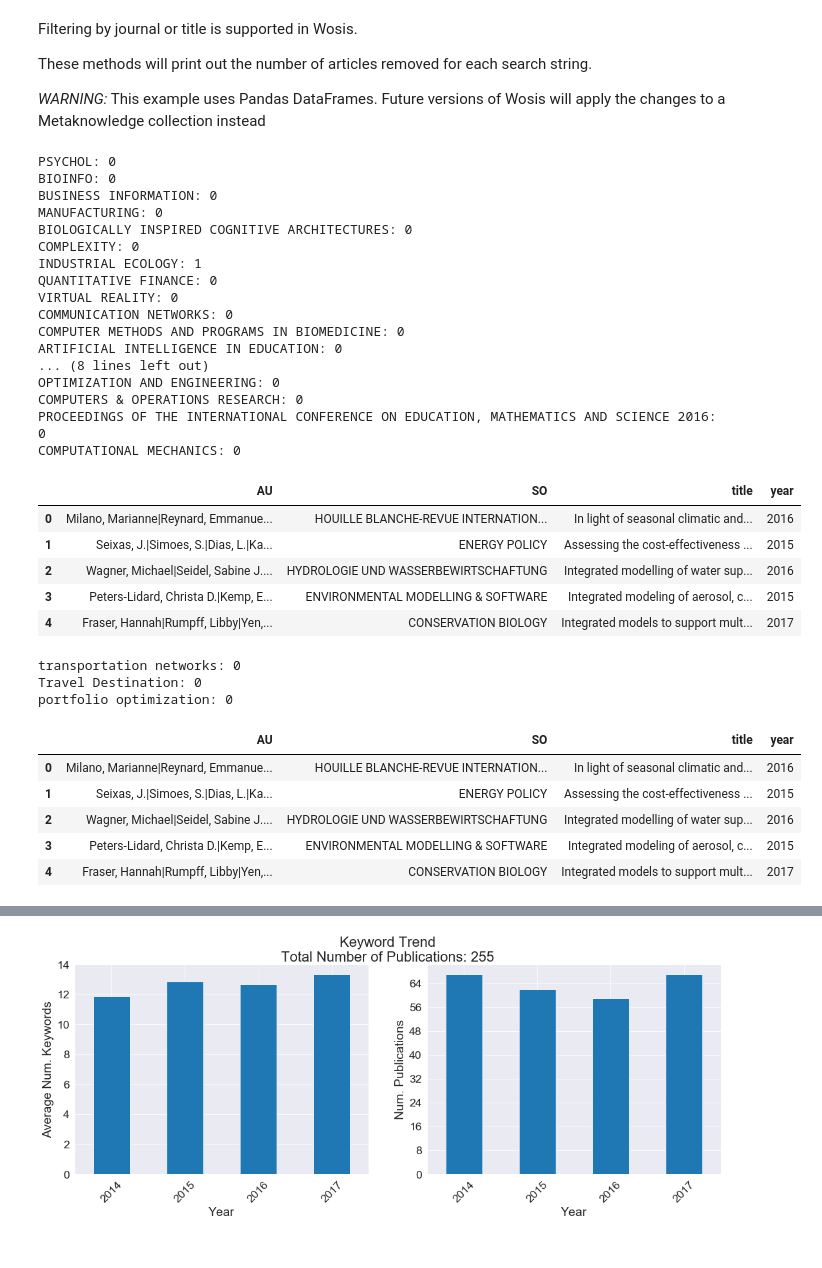
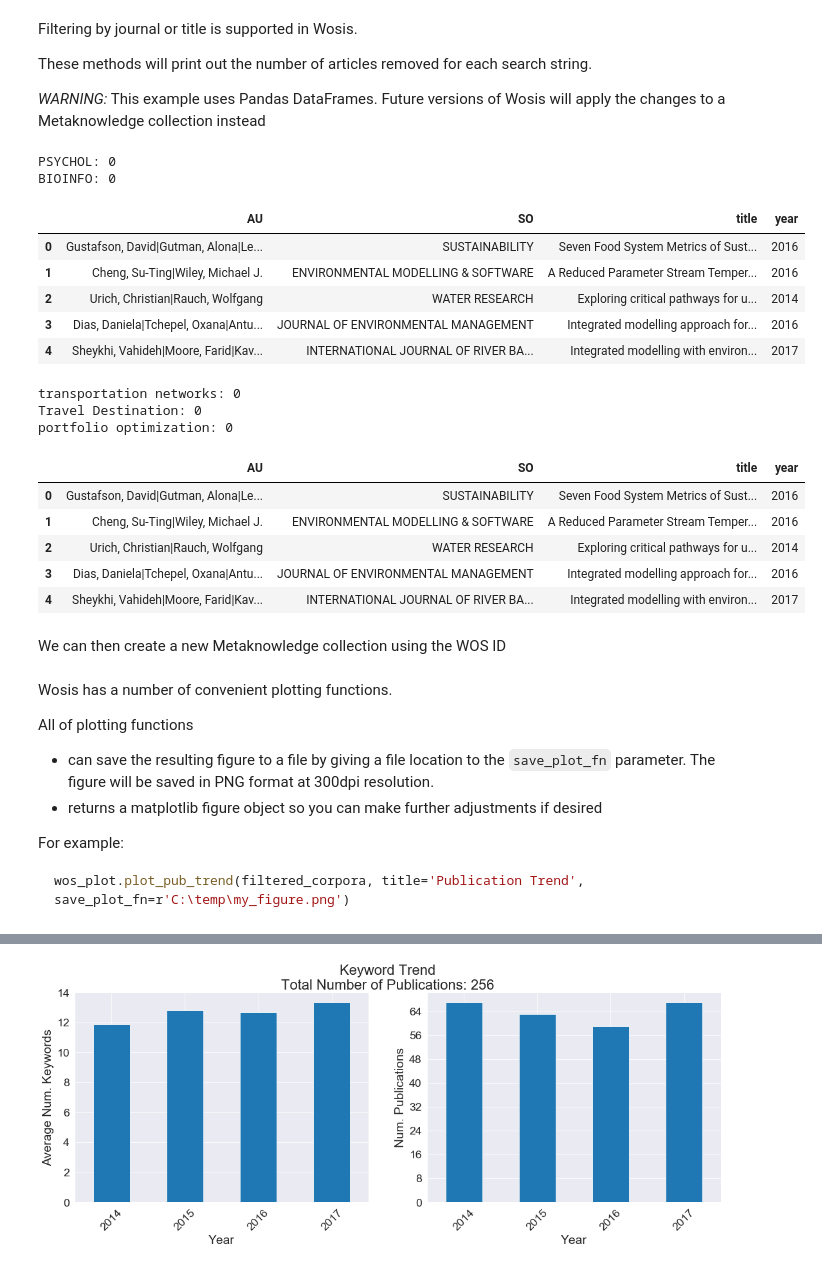
Before and after one commit to ConnectedSystems/wosis, a Jupyter notebook: tutorial/Wosis Quick Tutorial.ipynb, the cells around one changed output, grey strips where cells are left out. Saved outputs shown, nothing was run; the diff lists cells and outputs as text; code cells hidden in the pictures.

````diff
--- a/tutorial/Wosis Quick Tutorial.ipynb
+++ b/tutorial/Wosis Quick Tutorial.ipynb
@@ -208,49 +212,24 @@ These methods will print out the number of articles removed for each search stri
 # %%
 from wosis.analysis import remove_by_journals, remove_by_title
 
 # List of unrelated Journals - will be matched by partial string
-unrelated_jo = ['PSYCHOL', 'BIOINFO', 'BUSINESS INFORMATION', 'MANUFACTURING',
-                'BIOLOGICALLY INSPIRED COGNITIVE ARCHITECTURES', 'COMPLEXITY', 'INDUSTRIAL ECOLOGY',
-                'QUANTITATIVE FINANCE', 'VIRTUAL REALITY', 'COMMUNICATION NETWORKS', 'COMPUTER METHODS AND PROGRAMS IN BIOMEDICINE',
-                'ARTIFICIAL INTELLIGENCE IN EDUCATION', 'INSURANCE MATHEMATICS & ECONOMICS', 'ASTIN BULLETIN',
-                'COMMUNICATION TECHNOLOGY', 'COMPUTERS & STRUCTURES', 'CHEMOSPHERE', 'VISUAL COMPUTING',
-                'INTERNATIONAL CONFERENCE ON COMPUTER SCIENCE AND APPLICATIONS', 'WASTE MANAGEMENT', 'OPTIMIZATION AND ENGINEERING',
-                'COMPUTERS & OPERATIONS RESEARCH',
-                'PROCEEDINGS OF THE INTERNATIONAL CONFERENCE ON EDUCATION, MATHEMATICS AND SCIENCE 2016',
-                'COMPUTATIONAL MECHANICS',
-
-               ]
+unrelated_jo = ['PSYCHOL', 'BIOINFO']
 
 # Think of the parameter order like "with this dataset, remove these unrelated journals"
 corpora_df = remove_by_journals(corpora_df, unrelated_jo)
 
 # Hiding keywords and abstract for tutorial (WoS-owned IP)
 hide_columns = ['DE', 'abstract', 'keywords', 'DOI', 'id', 'kws']
 corpora_df.loc[:, ~corpora_df.columns.isin(hide_columns)].head()  # display first 5
 # %% [output]
 PSYCHOL: 0
 BIOINFO: 0
-BUSINESS INFORMATION: 0
-MANUFACTURING: 0
-BIOLOGICALLY INSPIRED COGNITIVE ARCHITECTURES: 0
-COMPLEXITY: 0
-INDUSTRIAL ECOLOGY: 1
-QUANTITATIVE FINANCE: 0
-VIRTUAL REALITY: 0
-COMMUNICATION NETWORKS: 0
-COMPUTER METHODS AND PROGRAMS IN BIOMEDICINE: 0
-ARTIFICIAL INTELLIGENCE IN EDUCATION: 0
-... (8 lines left out)
-OPTIMIZATION AND ENGINEERING: 0
-COMPUTERS & OPERATIONS RESEARCH: 0
-PROCEEDINGS OF THE INTERNATIONAL CONFERENCE ON EDUCATION, MATHEMATICS AND SCIENCE 2016: 0
-COMPUTATIONAL MECHANICS: 0
 |  | AU | SO | title | year |
-| 0 | Milano, Marianne|Reynard, Emmanue... | HOUILLE BLANCHE-REVUE INTERNATION... | In light of seasonal climatic and... | 2016 |
-| 1 | Seixas, J.|Simoes, S.|Dias, L.|Ka... | ENERGY POLICY | Assessing the cost-effectiveness ... | 2015 |
-| 2 | Wagner, Michael|Seidel, Sabine J.... | HYDROLOGIE UND WASSERBEWIRTSCHAFTUNG | Integrated modelling of water sup... | 2016 |
-| 3 | Peters-Lidard, Christa D.|Kemp, E... | ENVIRONMENTAL MODELLING & SOFTWARE | Integrated modeling of aerosol, c... | 2015 |
-| 4 | Fraser, Hannah|Rumpff, Libby|Yen,... | CONSERVATION BIOLOGY | Integrated models to support mult... | 2017 |
+| 0 | Gustafson, David|Gutman, Alona|Le... | SUSTAINABILITY | Seven Food System Metrics of Sust... | 2016 |
+| 1 | Cheng, Su-Ting|Wiley, Michael J. | ENVIRONMENTAL MODELLING & SOFTWARE | A Reduced Parameter Stream Temper... | 2016 |
+| 2 | Urich, Christian|Rauch, Wolfgang | WATER RESEARCH | Exploring critical pathways for u... | 2014 |
+| 3 | Dias, Daniela|Tchepel, Oxana|Antu... | JOURNAL OF ENVIRONMENTAL MANAGEMENT | Integrated modelling approach for... | 2016 |
+| 4 | Sheykhi, Vahideh|Moore, Farid|Kav... | INTERNATIONAL JOURNAL OF RIVER BA... | Integrated modelling with environ... | 2017 |
 # %%
 unrelated_TI = ['transportation networks', 'Travel Destination', 'portfolio optimization']
 
@@ -264,9 +243,11 @@ transportation networks: 0
 Travel Destination: 0
 portfolio optimization: 0
 |  | AU | SO | title | year |
-| 0 | Milano, Marianne|Reynard, Emmanue... | HOUILLE BLANCHE-REVUE INTERNATION... | In light of seasonal climatic and... | 2016 |
-| 1 | Seixas, J.|Simoes, S.|Dias, L.|Ka... | ENERGY POLICY | Assessing the cost-effectiveness ... | 2015 |
-| 2 | Wagner, Michael|Seidel, Sabine J.... | HYDROLOGIE UND WASSERBEWIRTSCHAFTUNG | Integrated modelling of water sup... | 2016 |
-| 3 | Peters-Lidard, Christa D.|Kemp, E... | ENVIRONMENTAL MODELLING & SOFTWARE | Integrated modeling of aerosol, c... | 2015 |
-| 4 | Fraser, Hannah|Rumpff, Libby|Yen,... | CONSERVATION BIOLOGY | Integrated models to support mult... | 2017 |
+| 0 | Gustafson, David|Gutman, Alona|Le... | SUSTAINABILITY | Seven Food System Metrics of Sust... | 2016 |
+| 1 | Cheng, Su-Ting|Wiley, Michael J. | ENVIRONMENTAL MODELLING & SOFTWARE | A Reduced Parameter Stream Temper... | 2016 |
+| 2 | Urich, Christian|Rauch, Wolfgang | WATER RESEARCH | Exploring critical pathways for u... | 2014 |
+| 3 | Dias, Daniela|Tchepel, Oxana|Antu... | JOURNAL OF ENVIRONMENTAL MANAGEMENT | Integrated modelling approach for... | 2016 |
+| 4 | Sheykhi, Vahideh|Moore, Farid|Kav... | INTERNATIONAL JOURNAL OF RIVER BA... | Integrated modelling with environ... | 2017 |
+# %% [markdown]
+We can then create a new Metaknowledge collection using the WOS ID
 # %%
@@ -274 +254,14 @@ portfolio optimization: 0
 filtered_corpora = wosis.extract_recs(corpora_df.loc[:, 'id'], RC, name='Filtered Corpora')
+# %% [markdown]
+Wosis has a number of convenient plotting functions.
+
+All of plotting functions
+* can save the resulting figure to a file by giving a file location to the `save_plot_fn` parameter.
+  The figure will be saved in PNG format at 300dpi resolution.
+* returns a matplotlib figure object so you can make further adjustments if desired
+
+For example:
+
+```python
+wos_plot.plot_pub_trend(filtered_corpora, title='Publication Trend', save_plot_fn=r'C:\temp\my_figure.png')
+```
````
Also changed, not shown: parts of 17 cells of this notebook, 1 other file.
